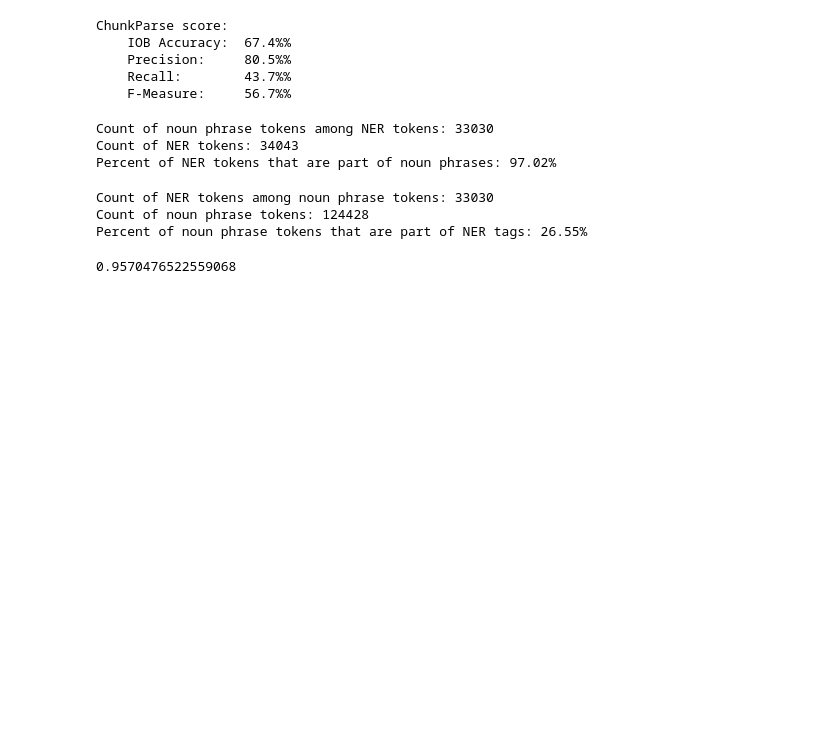
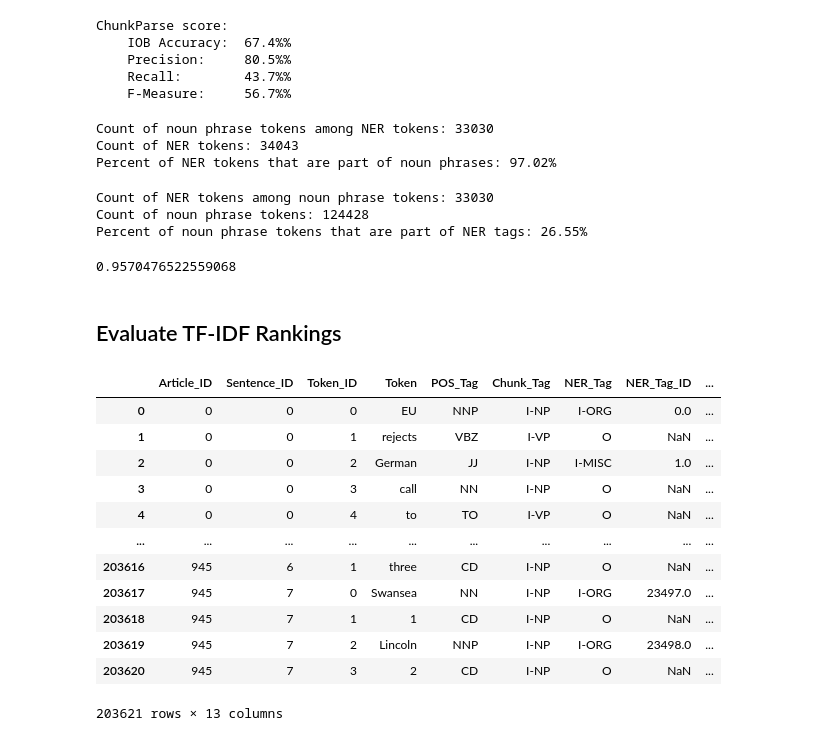
Before and after one commit to ToddMorrill/knowledge-graphs, a Jupyter notebook: kg/ner/NER_Noun_Phrases.ipynb, the cells around one changed output. Saved outputs shown, nothing was run; the diff lists cells and outputs as text; code cells hidden in the pictures; blank space fills up the shorter version.

```diff
--- a/kg/ner/NER_Noun_Phrases.ipynb
+++ b/kg/ner/NER_Noun_Phrases.ipynb
@@ -134,3 +137,5 @@ train_df['NP_Chunk_Tag'] = (train_df['Chunk_Tag'] == 'I-NP') | (train_df['Chunk_
 (train_df['Noun_Phrase'] == train_df['NP_Chunk_Tag']).sum() / len(train_df)
 # %% [output]
 0.9570476522559068
+# %% [markdown]
+## Evaluate TF-IDF Rankings
@@ -136,0 +144,16 @@ train_df['NP_Chunk_Tag'] = (train_df['Chunk_Tag'] == 'I-NP') | (train_df['Chunk_
+# %%
+train_df
+# %% [output]
+|  | Article_ID | Sentence_ID | Token_ID | Token | POS_Tag | Chunk_Tag | NER_Tag | NER_Tag_ID | ... |
+| 0 | 0 | 0 | 0 | EU | NNP | I-NP | I-ORG | 0.0 | ... |
+| 1 | 0 | 0 | 1 | rejects | VBZ | I-VP | O | NaN | ... |
+| 2 | 0 | 0 | 2 | German | JJ | I-NP | I-MISC | 1.0 | ... |
+| 3 | 0 | 0 | 3 | call | NN | I-NP | O | NaN | ... |
+| 4 | 0 | 0 | 4 | to | TO | I-VP | O | NaN | ... |
+| ... | ... | ... | ... | ... | ... | ... | ... | ... | ... |
+| 203616 | 945 | 6 | 1 | three | CD | I-NP | O | NaN | ... |
+| 203617 | 945 | 7 | 0 | Swansea | NN | I-NP | I-ORG | 23497.0 | ... |
+| 203618 | 945 | 7 | 1 | 1 | CD | I-NP | O | NaN | ... |
+| 203619 | 945 | 7 | 2 | Lincoln | NNP | I-NP | I-ORG | 23498.0 | ... |
+| 203620 | 945 | 7 | 3 | 2 | CD | I-NP | O | NaN | ... |
+203621 rows × 13 columns
```
Also changed, not shown: parts of 12 cells of this notebook, 2 other files.
